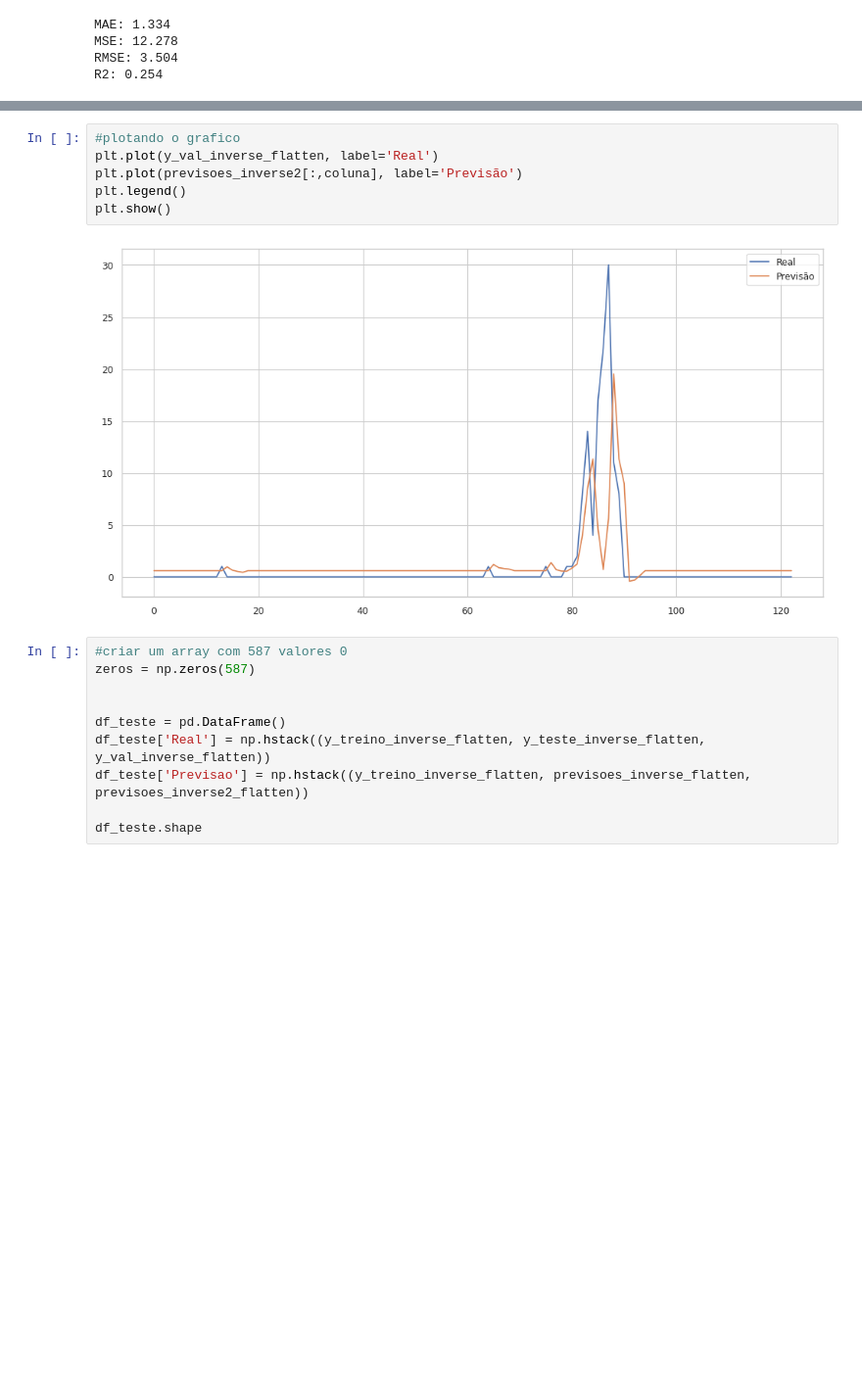
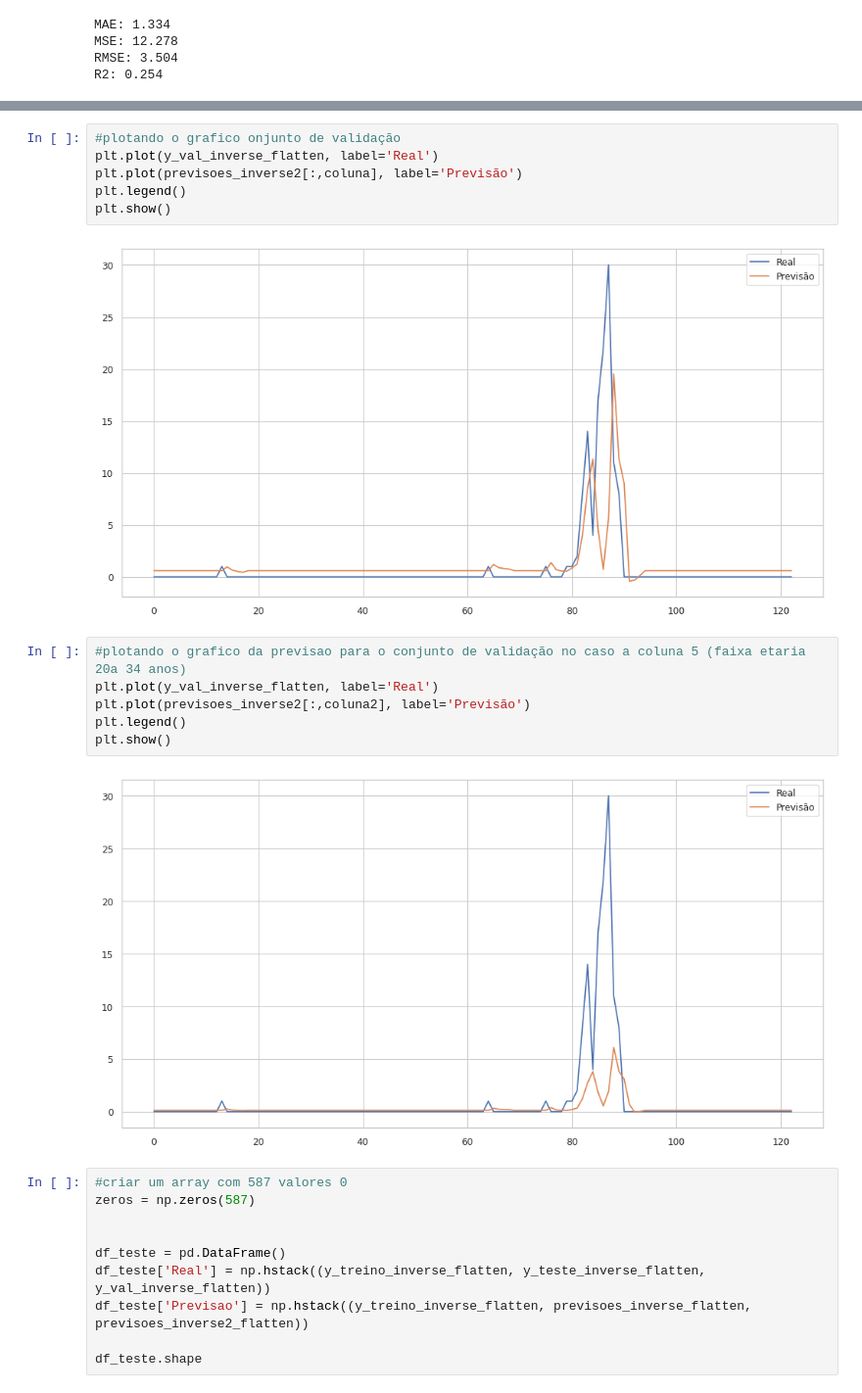
Before and after one commit to higorito/trab-topicos, a Jupyter notebook: novoNot.ipynb, the cells around one changed output, grey strips where cells are left out. Shown: that part at 98% size. Saved outputs shown, nothing was run; the diff lists cells and outputs as text; blank space fills up the shorter version.

```diff
--- a/novoNot.ipynb
+++ b/novoNot.ipynb
@@ -619,11 +616,19 @@ R2: 0.254
 # %%
-#plotando o grafico
+#plotando o grafico onjunto de validação
 plt.plot(y_val_inverse_flatten, label='Real')
 plt.plot(previsoes_inverse2[:,coluna], label='Previsão')
 plt.legend()
 plt.show()
 # %% [output]
 [figure]
+# %%
+#plotando o grafico da previsao para o conjunto de validação no caso a coluna 5 (faixa etaria 20a 34 anos)
+plt.plot(y_val_inverse_flatten, label='Real')
+plt.plot(previsoes_inverse2[:,coluna2], label='Previsão')
+plt.legend()
+plt.show()
+# %% [output]
+[figure, added]
 # %%
 #criar um array com 587 valores 0
 zeros = np.zeros(587)
```
Also changed, not shown: parts of 17 cells of this notebook, 4 other files.
